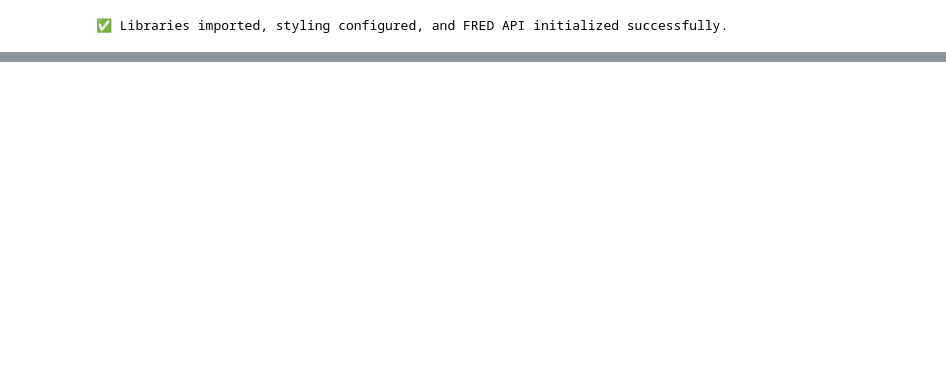
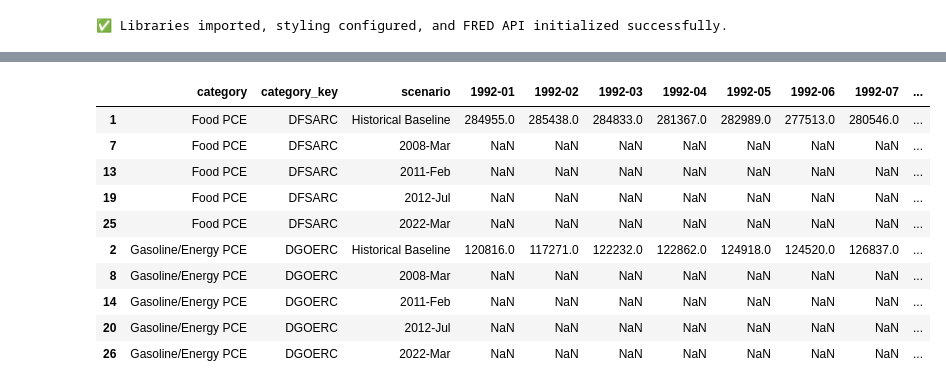
Before and after one commit to daniel-wong-tsmc/timesfm-brent-crude, a Jupyter notebook: timesfm_pce_forecast.ipynb, the cells around one changed output, grey strips where cells are left out. Drawn from its saved outputs; the diff is of its cells as text; code cells hidden in the pictures; blank space fills up the shorter version.

```diff
--- a/timesfm_pce_forecast.ipynb
+++ b/timesfm_pce_forecast.ipynb
@@ -48,7 +48,7 @@ print("Initializing TimesFM 2.5 model...")
 torch.set_float32_matmul_precision("high")
 
 # Define context and horizon based on our 12-month data plan
-CONTEXT_LENGTH = 512
+CONTEXT_LENGTH = 300
 HORIZON_LENGTH = 12
 
 # Instantiate the 2.5 model directly from HuggingFace
@@ -557,0 +414,75 @@ Generating Interactive Plotly Dashboards...
+# %%
+# %%
+# Cell 9: Export Data in Horizontal Wide-by-Date Format
+import pandas as pd
+
+print("Transforming historical and scenario forecast data into horizontal date format...")
+
+# Define the nice names mapping again to populate the 'category' column
+nice_names = {
+    'DPCERC': 'Overall PCE', 'DFSARC': 'Food PCE', 'DTRSRC': 'Transportation PCE',
+    'DVAPRC': 'Tech/Media Equipment PCE', 'DGOERC': 'Gasoline/Energy PCE', 'DRCARC': 'Recreation PCE',
+}
+
+# Ensure we are pulling the right variables
+cols_to_export = [TARGET_SECTOR] + intermediate_covariates
+
+# 1. Process Historical Baseline
+# Transpose so variables are rows and dates are columns
+df_hist = df_clean[cols_to_export].copy().T
+df_hist['scenario'] = 'Historical Baseline'
+
+# 2. Process Each Forecast Scenario
+scenario_dfs = []
+for scenario_name in scenario_target_forecasts.keys():
+    # Grab target and rename column to standard identifier
+    df_tgt = scenario_target_forecasts[scenario_name].rename(
+        columns={f'{TARGET_SECTOR}_Forecast': TARGET_SECTOR}
+    )
+
+    # Grab covariates
+    df_cov = scenario_cov_forecasts[scenario_name]
+
+    # Combine, transpose, and tag the scenario
+    df_combined = pd.concat([df_tgt, df_cov], axis=1).T
+    df_combined['scenario'] = scenario_name
+
+    scenario_dfs.append(df_combined)
+
+# 3. Concatenate Everything Together
+df_final = pd.concat([df_hist] + scenario_dfs)
+
+# 4. Restructure the Metadata Columns
+df_final.index.name = 'category_key'
+df_final = df_final.reset_index()
+
+# Insert the plain English 'category' column at the very front
+df_final.insert(0, 'category', df_final['category_key'].map(nice_names).fillna(df_final['category_key']))
+
+# 5. Clean up Date Headers
+# Identify the date columns (everything that isn't our metadata)
+date_cols = [col for col in df_final.columns if col not in ['category', 'category_key', 'scenario']]
+
+# Format the datetime objects into clean strings (e.g., '2024-01', '2024-02')
+formatted_date_cols = [d.strftime('%Y-%m') if pd.notna(d) else str(d) for d in date_cols]
+rename_dict = dict(zip(date_cols, formatted_date_cols))
+df_final = df_final.rename(columns=rename_dict)
+
+# Force the exact column order requested
+final_col_order = ['category', 'category_key', 'scenario'] + formatted_date_cols
+df_final = df_final[final_col_order]
+
+# Sort neatly by category_key, making sure Historical Baseline appears before Forecasts
+df_final['sort_order'] = df_final['scenario'].apply(lambda x: 0 if x == 'Historical Baseline' else 1)
+df_final = df_final.sort_values(by=['category_key', 'sort_order', 'scenario']).drop(columns=['sort_order'])
+
+# 6. Export to CSV
+export_filename = f"{TARGET_SECTOR}_Horizontal_Forecasts.csv"
+df_final.to_csv(export_filename, index=False)
+
+print(f"✅ Data successfully exported to '{export_filename}'")
+print(f"Rows: {len(df_final)} | Columns: {len(df_final.columns)}")
+
+# Display a preview of the new structure
+display(df_final.head(10))
+# %% [output]
@@ -557,0 +492,11 @@ Generating Interactive Plotly Dashboards...
+|  | category | category_key | scenario | 1992-01 | 1992-02 | 1992-03 | 1992-04 | 1992-05 | 1992-06 | 1992-07 | ... |
+| 1 | Food PCE | DFSARC | Historical Baseline | 284955.0 | 285438.0 | 284833.0 | 281367.0 | 282989.0 | 277513.0 | 280546.0 | ... |
+| 7 | Food PCE | DFSARC | 2008-Mar | NaN | NaN | NaN | NaN | NaN | NaN | NaN | ... |
+| 13 | Food PCE | DFSARC | 2011-Feb | NaN | NaN | NaN | NaN | NaN | NaN | NaN | ... |
+| 19 | Food PCE | DFSARC | 2012-Jul | NaN | NaN | NaN | NaN | NaN | NaN | NaN | ... |
+| 25 | Food PCE | DFSARC | 2022-Mar | NaN | NaN | NaN | NaN | NaN | NaN | NaN | ... |
+| 2 | Gasoline/Energy PCE | DGOERC | Historical Baseline | 120816.0 | 117271.0 | 122232.0 | 122862.0 | 124918.0 | 124520.0 | 126837.0 | ... |
+| 8 | Gasoline/Energy PCE | DGOERC | 2008-Mar | NaN | NaN | NaN | NaN | NaN | NaN | NaN | ... |
+| 14 | Gasoline/Energy PCE | DGOERC | 2011-Feb | NaN | NaN | NaN | NaN | NaN | NaN | NaN | ... |
+| 20 | Gasoline/Energy PCE | DGOERC | 2012-Jul | NaN | NaN | NaN | NaN | NaN | NaN | NaN | ... |
+| 26 | Gasoline/Energy PCE | DGOERC | 2022-Mar | NaN | NaN | NaN | NaN | NaN | NaN | NaN | ... |
```
Also changed, not shown: parts of 12 cells of this notebook, 7 other files.
